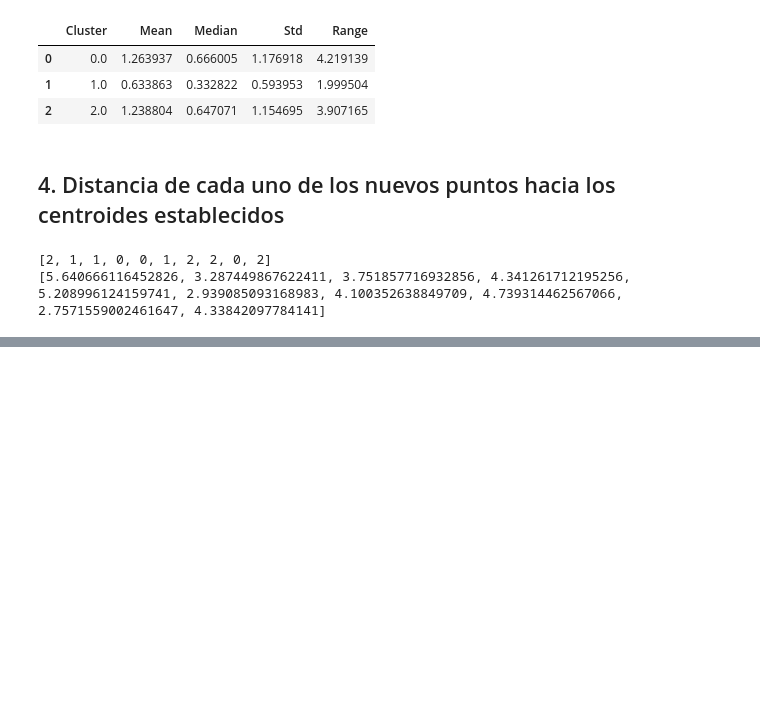
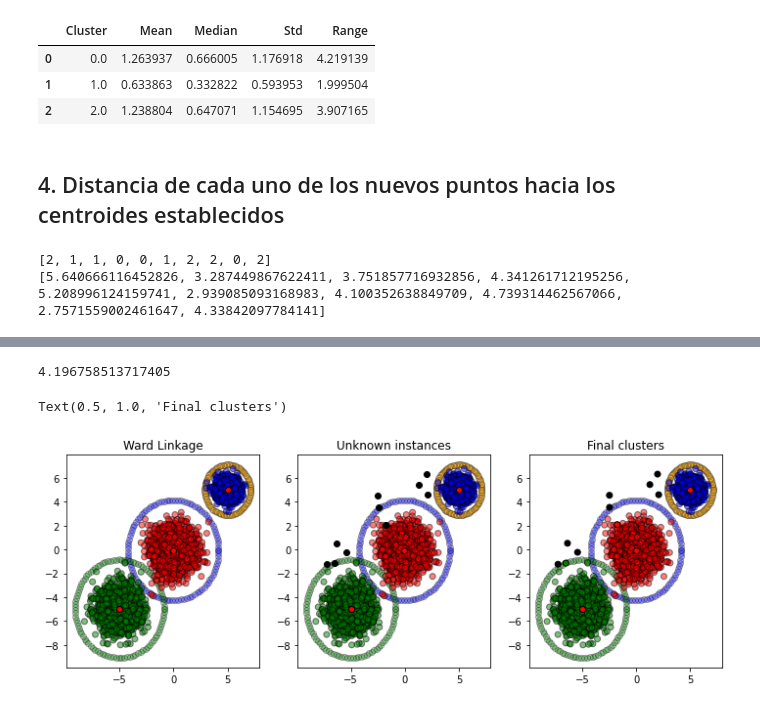
Before and after one commit to KarlaDoctorMauricio/NLP_clustering_exploration, a Jupyter notebook: 1_AgglomerativeClustering.ipynb, the cells around one changed output, grey strips where cells are left out. Cells and saved outputs as stored; diff of their text form; code cells hidden in the pictures; blank space fills up the shorter version.

Commit message:
add centroids and cluster regions

```diff
--- a/main.ipynb
+++ b/1_AgglomerativeClustering.ipynb
@@ -167,7 +168,7 @@ Centroides: [[-0.02338972 -0.05638662]
 # %% [markdown]
 ## 3. Medidas de tendencia central para cada cluster
 # %%
-distances = {i:[] for i in range(3)}
+distances = {i:[] for i in range(n_cluster)}
 
 for i, point in enumerate(X):
     # Encuentra el centroide del clúster al que pertenece el punto
@@ -207,7 +208,7 @@ for i, point in enumerate(X_new):
 
     distance_centroid = np.linalg.norm(point - centroids[0])
     cluster_point = 0
-    for centroid in range(1, 3):
+    for centroid in range(1, n_cluster):
         distance = np.linalg.norm(point - centroids[centroid])
         if distance_centroid > distance:
             distance_centroid = distance
@@ -227,7 +228,7 @@ for i in range(len(X_new)):
     median = statistical_description.iloc[cluster[i]]['Median']
     std    = statistical_description.iloc[cluster[i]]['Std']
 
-    if distance_cluster[i] > (median + 4*std):
+    if distance_cluster[i] > (median + 3*std):
         cluster[i] = -1
 print(cluster)
 # %% [output]
@@ -253,0 +236,74 @@ Text(0.5, 1.0, 'Final clusters')
+# %%
+radios = statistical_description['Median'] + 3*statistical_description['Std']
+radios.values[0]
+# %% [output]
+4.196758513717405
+# %%
+plt.figure(figsize=(12, 4))
+
+def generar_circulo(centro, radio, num_puntos=100):
+    angulos = np.linspace(0, 2 * np.pi, num_puntos)
+    x = centro[0] + radio * np.cos(angulos)  # Coordenada X
+    y = centro[1] + radio * np.sin(angulos)  # Coordenada Y
+    return np.column_stack((x, y))  # Combinar X e Y en una matriz
+
+# Datos del círculo
+centro = centroids[0]
+radio = radios.values[0]
+puntos_circulo_0 = generar_circulo(centro, radio)
+centro = centroids[1]
+radio = radios.values[1]
+puntos_circulo_1 = generar_circulo(centro, radio)
+centro = centroids[2]
+radio = radios.values[2]
+puntos_circulo_2 = generar_circulo(centro, radio)
+
+color_map = {
+    -1: 'black',   # Color para puntos no asignados
+     0: 'red',
+     1: 'blue',
+     2: 'green',
+     3: 'orange',
+     4: 'pink',
+     5: 'purple',
+     6: 'yellow',
+     7: 'cyan',
+     8: 'magenta',
+     9: 'lime',
+    10: 'brown',
+    11: 'gray',
+    12: 'darkblue',
+    13: 'darkgreen',
+    14: 'darkred'
+}
+
+plt.subplot(131)
+plot_scatter(puntos_circulo_0, color='blue'  , alpha= 0.3)
+plot_scatter(puntos_circulo_1, color='orange', alpha= 0.3)
+plot_scatter(puntos_circulo_2, color='green' , alpha= 0.3)
+cluster_labels_ = [color_map[label] for label in cluster_labels]
+plot_scatter(X, cluster_labels_)
+plot_scatter(centroids, color='red', alpha=1)
+plt.title("Ward Linkage")
+
+plt.subplot(132)
+plot_scatter(puntos_circulo_0, color='blue'  , alpha= 0.3)
+plot_scatter(puntos_circulo_1, color='orange', alpha= 0.3)
+plot_scatter(puntos_circulo_2, color='green' , alpha= 0.3)
+plot_scatter(X, cluster_labels_)
+plot_scatter(X_new, "black", 1)
+plot_scatter(centroids, color='red', alpha=1)
+plt.title("Unknown instances")
+
+plt.subplot(133)
+plot_scatter(puntos_circulo_0, color='blue'  , alpha= 0.3)
+plot_scatter(puntos_circulo_1, color='orange', alpha= 0.3)
+plot_scatter(puntos_circulo_2, color='green' , alpha= 0.3)
+plot_scatter(X, cluster_labels_)
+cluster_ = [color_map[label] for label in cluster]
+plot_scatter(X_new,cluster_ , 1)
+plot_scatter(centroids, color='red', alpha=1)
+plt.title("Final clusters")
+# %% [output]
+Text(0.5, 1.0, 'Final clusters')
+[figure, added]
```
Also changed, not shown: parts of 5 cells of this notebook, 1 other file.
